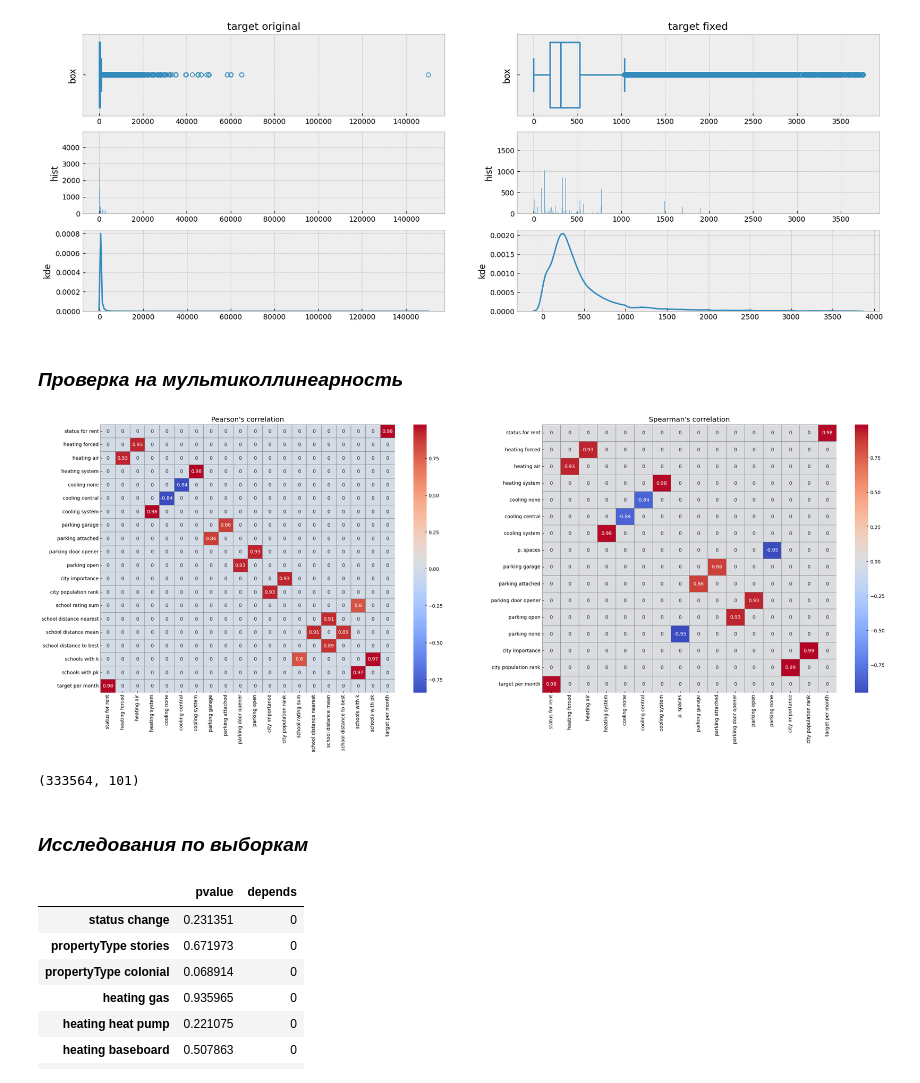
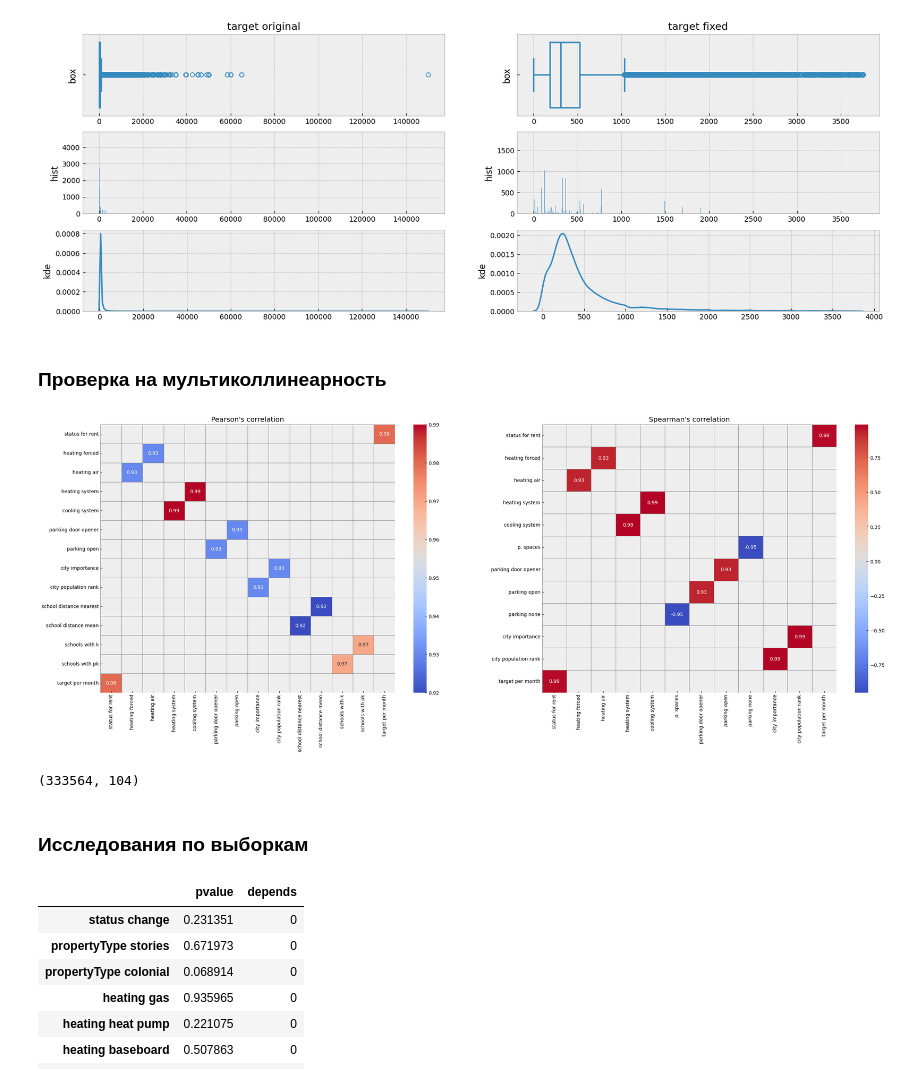
Before and after one commit to georgekovin/Housing-Regression-Project, a Jupyter notebook: modeling_nb.ipynb, the cells around one changed output. Saved outputs shown, nothing was run; the diff lists cells and outputs as text; code cells hidden in the pictures.

```diff
--- a/modeling_nb.ipynb
+++ b/modeling_nb.ipynb
@@ -257,69 +270,62 @@ fixed_data = fix_data('target', data=fixed_data)
 333564 rows X 112 cols
 [figure]
 # %% [markdown]
-### *Проверка на мультиколлинеарность*
+### Проверка на мультиколлинеарность
 # %%
 def get_correlations(method, data=fixed_data):
     corr_data = (data.corr(method=method)
-                 [data.corr(method=method).abs() > 0.8]
+                 [data.corr(method=method).abs() > 0.9]
                  .round(2))
 
     for i in corr_data.index:
         for c in corr_data.columns:
             if i == c:
                 corr_data.loc[i, c] = np.nan
-
-    corr_data.fillna(0, inplace=True)
 
     for i, c in zip(corr_data.index,
                     corr_data.columns):
         if corr_data.loc[i].sum() == 0:
             corr_data.drop(i, axis=0, inplace=True)
         if corr_data.loc[:, c].sum() == 0:
             corr_data.drop(c, axis=1, inplace=True)
 
     return corr_data
 
 
-corr_data_pearson = get_correlations('pearson', data)
-corr_data_spearman = get_correlations('spearman', data)
-
 fig, ax = plt.subplots(1, 2, figsize=(30, 10))
 
-sns.heatmap(corr_data_pearson,
+sns.heatmap(get_correlations('pearson'),
             annot=True,
             cmap='coolwarm',
             linewidths=.5,
             linecolor='grey',
             ax=ax[0])
 ax[0].set_title("Pearson's correlation")
 
-sns.heatmap(corr_data_spearman,
+sns.heatmap(get_correlations('spearman'),
             annot=True,
             cmap='coolwarm',
             linewidths=.5,
             linecolor='grey',
             ax=ax[1])
 ax[1].set_title("Spearman's correlation")
 
 fig.show()
 # %% [output]
-[figure, old version]
+[figure, new version]
 # %%
 multicollinear_cols = ['status for rent', 'heating forced',
-                       'cooling system', 'cooling none',
-                       'parking garage', 'parking none',
-                       'parking door opener', 'school rating nearest',
-                       'school distance to best', 'school rating sum',
-                       'schools with pk']
+                       'cooling system',  'parking none',
+                       'parking door opener', 'city importance',
+                       'school distance mean', 'schools with pk']
 
 fixed_data.drop(multicollinear_cols, axis=1, inplace=True)
 
 fixed_data.shape
 # %% [output]
-(333564, 101)
+(333564, 104)
 # %% [markdown]
-### *Исследования по выборкам*
+### Исследования по выборкам
 # %%
 def binary_stattest(data, alpha=0.05):
     bins_list = []
```
Also changed, not shown: parts of 57 cells of this notebook, 1 other file.
